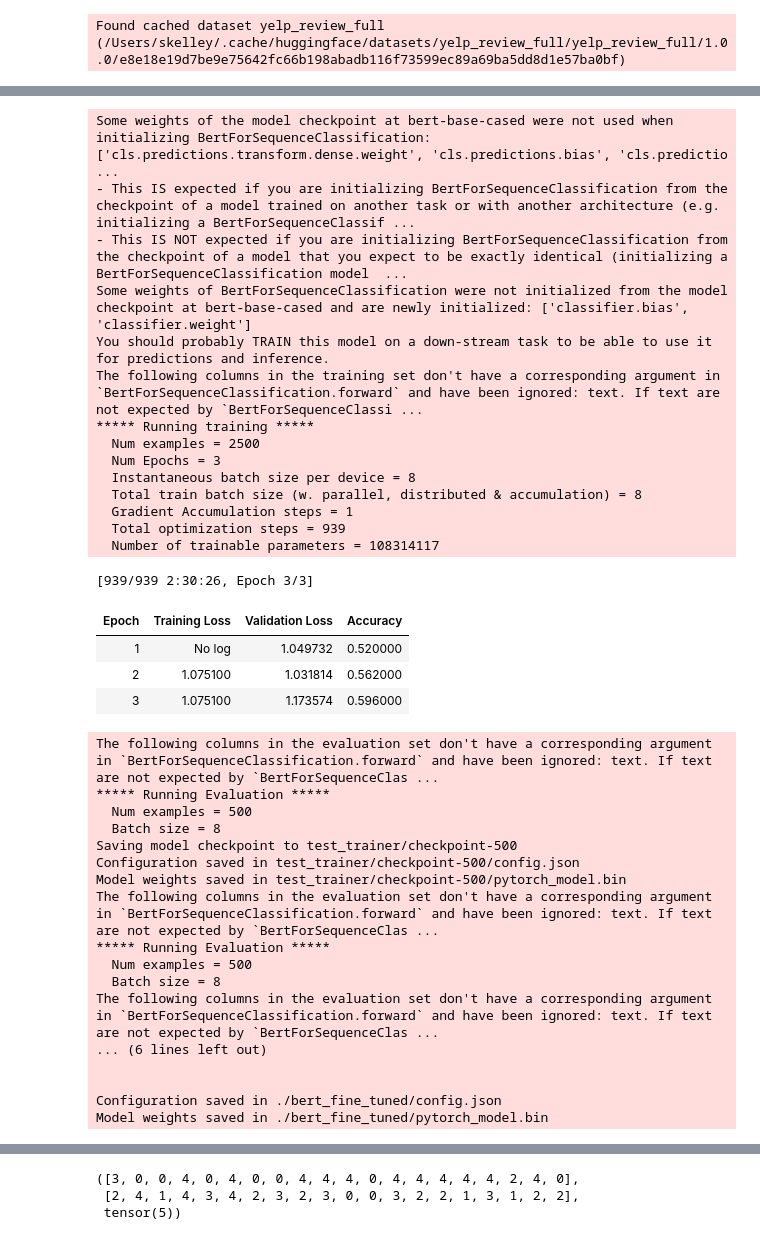
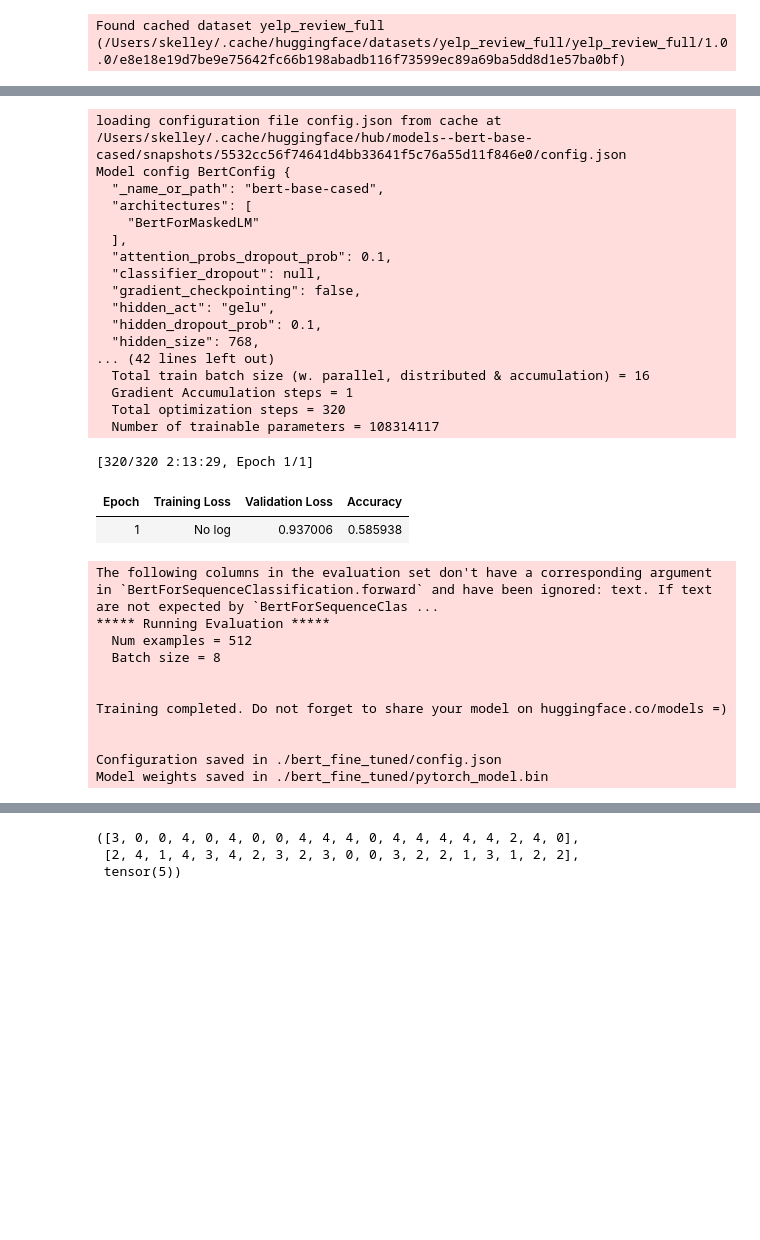
Before and after one commit to stephenskelley/my_torch, a Jupyter notebook: hugging_face/finetune_pretrained.ipynb, the cells around one changed output, grey strips where cells are left out. Cells and saved outputs as stored; diff of their text form; code cells hidden in the pictures; blank space fills up the shorter version.

```diff
--- a/hugging_face/finetune_pretrained.ipynb
+++ b/hugging_face/finetune_pretrained.ipynb
@@ -14,8 +14,8 @@ tokenizer = AutoTokenizer.from_pretrained("bert-base-cased")
 def tokenize_function(examples):
     return tokenizer(examples["text"], padding="max_length", truncation=True)
 tokenized_datasets = dataset.map(tokenize_function, batched=True)
-small_train_dataset = tokenized_datasets["train"].shuffle(seed=42).select(range(2500))
-small_eval_dataset = tokenized_datasets["test"].shuffle(seed=42).select(range(500))
+small_train_dataset = tokenized_datasets["train"].shuffle(seed=42).select(range(5120))
+small_eval_dataset = tokenized_datasets["test"].shuffle(seed=42).select(range(512))
 # %% [output]
 Loading cached processed dataset at /Users/skelley/.cache/huggingface/datasets/yelp_review_full/yelp_review_full/1.0.0/e8e18e19d7be9e75642fc66b198abadb116f73599ec89a69ba5dd8d1e57ba0bf/cache-1b229fb576 ...
 Loading cached processed dataset at /Users/skelley/.cache/huggingface/datasets/yelp_review_full/yelp_review_full/1.0.0/e8e18e19d7be9e75642fc66b198abadb116f73599ec89a69ba5dd8d1e57ba0bf/cache-769d311675 ...
@@ -24,55 +24,50 @@ Loading cached shuffled indices for dataset at /Users/skelley/.cache/huggingface
 # %%
 metric = evaluate.load("accuracy")
 def compute_metrics(eval_pred):
     logits, labels = eval_pred
     predictions = np.argmax(logits, axis=-1)
     return metric.compute(predictions=predictions, references=labels)
 
 model = AutoModelForSequenceClassification.from_pretrained("bert-base-cased", num_labels=5)
-training_args = TrainingArguments(output_dir="test_trainer", evaluation_strategy="epoch", num_train_epochs=3)
+training_args = TrainingArguments(output_dir="test_trainer", evaluation_strategy="epoch", num_train_epochs=1, per_device_train_batch_size=16)
 trainer = Trainer(
     model=model,
     args=training_args,
     train_dataset=small_train_dataset,
     eval_dataset=small_eval_dataset,
     compute_metrics=compute_metrics,
 )
 trainer.train()
 model.save_pretrained('./bert_fine_tuned')
 torch.save(model.state_dict(),'./bert_fine_tuned/weights.pth')
 # %% [output]
-Some weights of the model checkpoint at bert-base-cased were not used when initializing BertForSequenceClassification: ['cls.predictions.transform.dense.weight', 'cls.predictions.bias', 'cls.predictio ...
-- This IS expected if you are initializing BertForSequenceClassification from the checkpoint of a model trained on another task or with another architecture (e.g. initializing a BertForSequenceClassif ...
-- This IS NOT expected if you are initializing BertForSequenceClassification from the checkpoint of a model that you expect to be exactly identical (initializing a BertForSequenceClassification model  ...
-Some weights of BertForSequenceClassification were not initialized from the model checkpoint at bert-base-cased and are newly initialized: ['classifier.bias', 'classifier.weight']
-You should probably TRAIN this model on a down-stream task to be able to use it for predictions and inference.
-The following columns in the training set don't have a corresponding argument in `BertForSequenceClassification.forward` and have been ignored: text. If text are not expected by `BertForSequenceClassi ...
-***** Running training *****
-  Num examples = 2500
-  Num Epochs = 3
-  Instantaneous batch size per device = 8
-  Total train batch size (w. parallel, distributed & accumulation) = 8
+loading configuration file config.json from cache at /Users/skelley/.cache/huggingface/hub/models--bert-base-cased/snapshots/5532cc56f74641d4bb33641f5c76a55d11f846e0/config.json
+Model config BertConfig {
+  "_name_or_path": "bert-base-cased",
+  "architectures": [
+    "BertForMaskedLM"
+  ],
+  "attention_probs_dropout_prob": 0.1,
+  "classifier_dropout": null,
+  "gradient_checkpointing": false,
+  "hidden_act": "gelu",
+  "hidden_dropout_prob": 0.1,
+  "hidden_size": 768,
+... (42 lines left out)
+  Total train batch size (w. parallel, distributed & accumulation) = 16
   Gradient Accumulation steps = 1
-  Total optimization steps = 939
+  Total optimization steps = 320
   Number of trainable parameters = 108314117
-[939/939 2:30:26, Epoch 3/3]
+[320/320 2:13:29, Epoch 1/1]
 | Epoch | Training Loss | Validation Loss | Accuracy |
-| 1 | No log | 1.049732 | 0.520000 |
-| 2 | 1.075100 | 1.031814 | 0.562000 |
-| 3 | 1.075100 | 1.173574 | 0.596000 |
+| 1 | No log | 0.937006 | 0.585938 |
 The following columns in the evaluation set don't have a corresponding argument in `BertForSequenceClassification.forward` and have been ignored: text. If text are not expected by `BertForSequenceClas ...
 ***** Running Evaluation *****
-  Num examples = 500
+  Num examples = 512
   Batch size = 8
-Saving model checkpoint to test_trainer/checkpoint-500
-Configuration saved in test_trainer/checkpoint-500/config.json
-Model weights saved in test_trainer/checkpoint-500/pytorch_model.bin
-The following columns in the evaluation set don't have a corresponding argument in `BertForSequenceClassification.forward` and have been ignored: text. If text are not expected by `BertForSequenceClas ...
-***** Running Evaluation *****
-  Num examples = 500
-  Batch size = 8
-The following columns in the evaluation set don't have a corresponding argument in `BertForSequenceClassification.forward` and have been ignored: text. If text are not expected by `BertForSequenceClas ...
-... (6 lines left out)
+
+
+Training completed. Do not forget to share your model on huggingface.co/models =)
 
 
 Configuration saved in ./bert_fine_tuned/config.json
```
Also changed, not shown: parts of 11 cells of this notebook, 19 other files.
